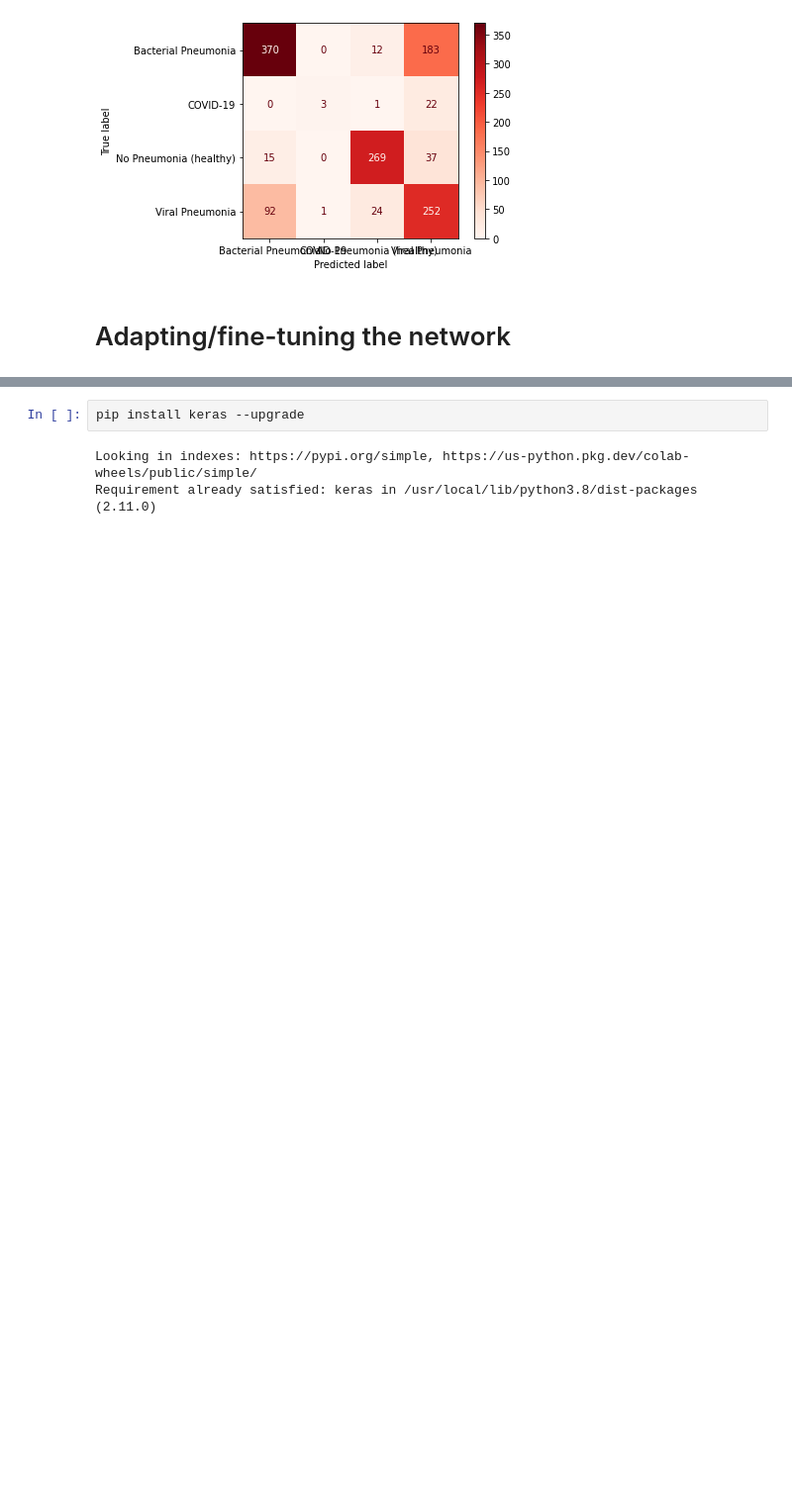
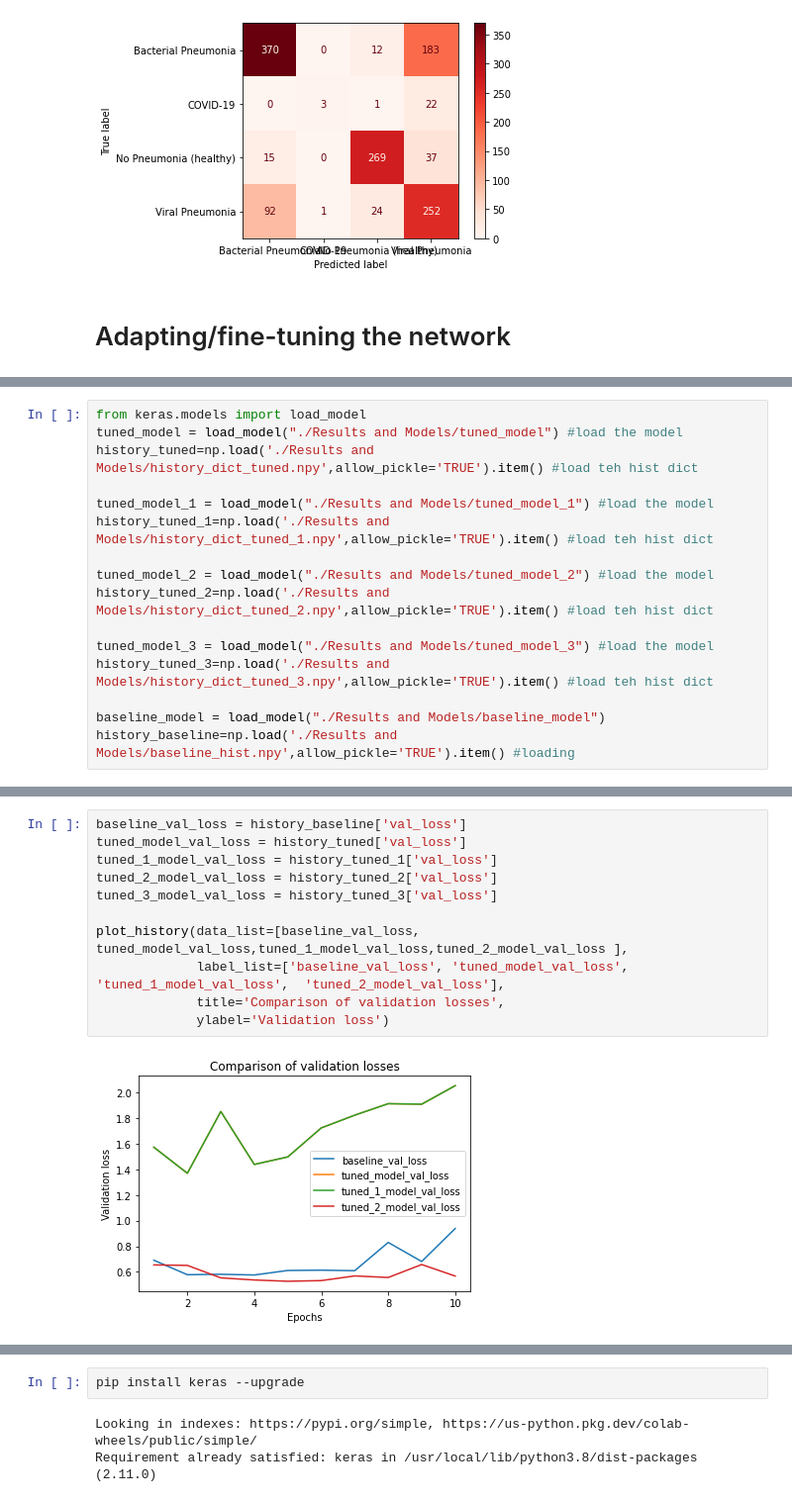
Before and after one commit to AleFax99/DeepLearning_GroupProject, a Jupyter notebook: DL_Assignment_baseline_2__IN_USE.ipynb, the cells around one changed output, grey strips where cells are left out. Shown: that part at 99% size. Cells and saved outputs as stored; diff of their text form; blank space fills up the shorter version.

```diff
--- a/DL_Assignment_baseline_2__IN_USE.ipynb
+++ b/DL_Assignment_baseline_2__IN_USE.ipynb
@@ -516,0 +515,16 @@ history_baseline=np.load('./Results and Models/history_dict_tuned.npy',allow_pic
+# %%
+from keras.models import load_model
+tuned_model = load_model("./Results and Models/tuned_model") #load the model
+history_tuned=np.load('./Results and Models/history_dict_tuned.npy',allow_pickle='TRUE').item() #load teh hist dict
+
+tuned_model_1 = load_model("./Results and Models/tuned_model_1") #load the model
+history_tuned_1=np.load('./Results and Models/history_dict_tuned_1.npy',allow_pickle='TRUE').item() #load teh hist dict
+
+tuned_model_2 = load_model("./Results and Models/tuned_model_2") #load the model
+history_tuned_2=np.load('./Results and Models/history_dict_tuned_2.npy',allow_pickle='TRUE').item() #load teh hist dict
+
+tuned_model_3 = load_model("./Results and Models/tuned_model_3") #load the model
+history_tuned_3=np.load('./Results and Models/history_dict_tuned_3.npy',allow_pickle='TRUE').item() #load teh hist dict
+
+baseline_model = load_model("./Results and Models/baseline_model")
+history_baseline=np.load('./Results and Models/baseline_hist.npy',allow_pickle='TRUE').item() #loading
@@ -516,0 +567,13 @@ history_baseline=np.load('./Results and Models/history_dict_tuned.npy',allow_pic
+# %%
+baseline_val_loss = history_baseline['val_loss']
+tuned_model_val_loss = history_tuned['val_loss']
+tuned_1_model_val_loss = history_tuned_1['val_loss']
+tuned_2_model_val_loss = history_tuned_2['val_loss']
+tuned_3_model_val_loss = history_tuned_3['val_loss']
+
+plot_history(data_list=[baseline_val_loss, tuned_model_val_loss,tuned_1_model_val_loss,tuned_2_model_val_loss ],
+             label_list=['baseline_val_loss', 'tuned_model_val_loss', 'tuned_1_model_val_loss',  'tuned_2_model_val_loss'],
+             title='Comparison of validation losses',
+             ylabel='Validation loss')
+# %% [output]
+[figure, added]
```
Also changed, not shown: parts of 16 cells of this notebook.
